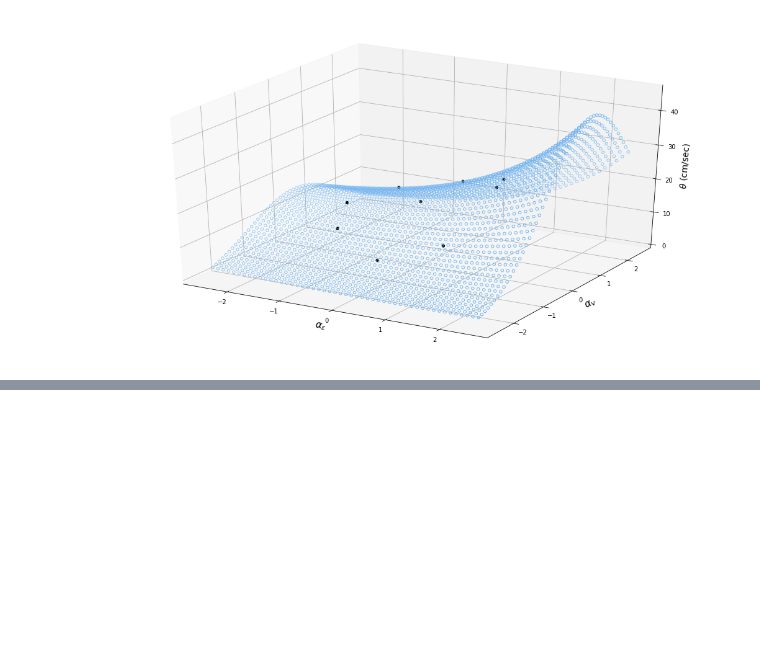
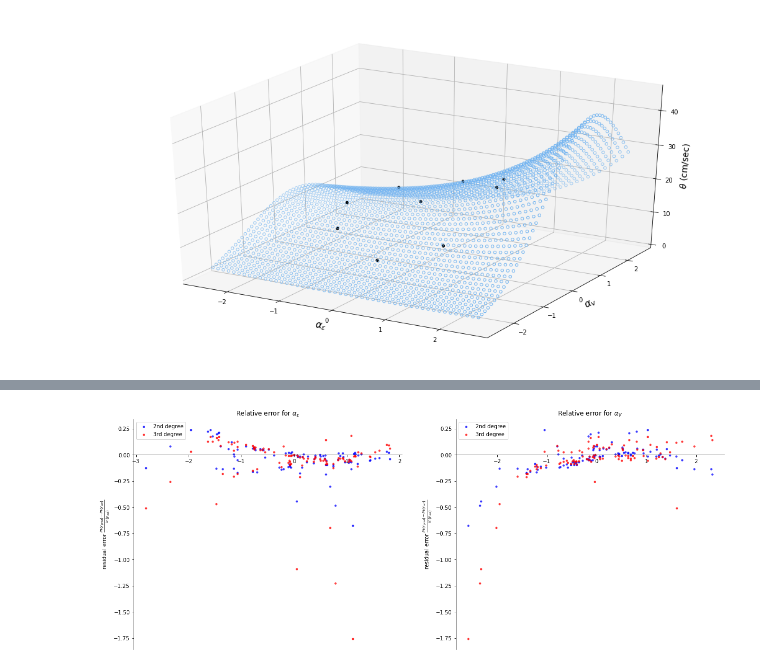
Before and after one commit to mtareqsoliman/msthesis, a Jupyter notebook: 9CCM_10202022.ipynb, the cells around one changed output, grey strips where cells are left out. Saved outputs shown, nothing was run; the diff lists cells and outputs as text; code cells hidden in the pictures; blank space fills up the shorter version.

```diff
--- a/9CCM_10202022.ipynb
+++ b/9CCM_10202022.ipynb
@@ -378,3 +385,99 @@ fig.show()
 # Add dropdown
 # %% [output]
 [interactive output not drawn]
+# %%
+
+
+from sklearn.preprocessing import PolynomialFeatures
+from sklearn.linear_model import LinearRegression
+from sklearn.metrics import mean_squared_error
+import pandas as pd
+import numpy as np
+import matplotlib.pyplot as plt
+from sklearn.metrics import r2_score
+
+
+######## testing phase ################
+'''
+## cleaning data
+
+# Detection
+# IQR
+Q1 = np.percentile(result_100_list[['theta_100']], 16,
+                   interpolation = 'midpoint')
+
+Q3 = np.percentile(result_100_list[['theta_100']], 84,
+                   interpolation = 'midpoint')
+IQR = Q3 - Q1
+
+# Upper bound
+upper = np.where(result_100_list[['theta_100']] >= (Q3+1.5*IQR))[0]
+# Lower bound
+lower = np.where(result_100_list[['theta_100']] <= (Q1-1.5*IQR))[0]
+
+# Removing the Outliers
+result_100_cleaned = pd.DataFrame(result_100_list)
+
+result_100_cleaned[['theta_100']].drop(upper[0], inplace = True)
+result_100_cleaned[['theta_100']].drop(lower[0], inplace = True)
+'''
+## preparing data
+
+fig,ax = plt.subplots(1,2,figsize=(20,8))
+for i,clr,dgr in zip(['2nd degree','3rd degree'],['blue','red'],[2,3]):
+    poly_model = PolynomialFeatures(degree=dgr)
+    poly_x_values = poly_model.fit_transform(x_values)
+    # should be in the form [1, a, b, a^2, ab, b^2]
+    poly_model.fit(poly_x_values, y_values)
+    regression_model = LinearRegression()
+    regression_model.fit(poly_x_values, y_values)
+    y_pred = regression_model.predict(poly_x_values)
+    #p00,p10,p01,p20,p11,p02 = regression_model.coef_.T
+    MSE = mean_squared_error(y_values, y_pred, squared=False)
+
+
+    test_x = np.column_stack(map(list,zip(*NLTHA100_pivot.index.values)))
+    test_y = np.log(theta_100_list)
+    test_poly_x =  poly_model.fit_transform(test_x)
+    test_y_pred = regression_model.predict(test_poly_x)
+    r2 = r2_score(test_y, test_y_pred)
+    test_y_residual = (test_y_pred-test_y)/test_y
+
+    print(r2)
+    ax[0].scatter(test_x[:,0],test_y_residual,color=clr,s=10,label=i,alpha=0.7)
+    ax[0].spines['bottom'].set_position('zero')
+    ax[0].spines['right'].set_color('none')
+    ax[0].spines['top'].set_color('none')
+    ax[0].set_title(r"Relative error for $\alpha_\epsilon$")
+    ax[0].set_ylabel(r"residual error $\frac{ln(y_{pred})-ln(y_{act})}{ln(y_{act})}$")
+    ax[0].legend()
+
+    ax[1].scatter(test_x[:,1],test_y_residual,color=clr,s=10,label=i,alpha=0.7)
+    ax[1].spines['bottom'].set_position('zero')
+    ax[1].spines['right'].set_color('none')
+    ax[1].spines['top'].set_color('none')
+    ax[1].set_title(r"Relative error for $\alpha_V$")
+    ax[1].set_ylabel(r"residual error $\frac{ln(y_{pred})-ln(y_{act})}{ln(y_{act})}$")
+    ax[1].legend()
+
+
+    print('\n')
+'''
+## graphing residual plot
+
+test_y_residual = (test_y_pred-test_y)
+
+
+fig = plt.figure(figsize =(14, 9))
+ax = plt.axes(projection ='3d')
+
+
+ax.set_xlabel(r"$\alpha_\epsilon$",fontsize=16)
+ax.set_ylabel(r"$\alpha_v$",fontsize=16)
+ax.set_zlabel(r"$\theta$ residual (cm/sec)",fontsize=14)
+ax.set_zlim(-1,1)
+
+ax.scatter(x_values[:,0], x_values[:,1], (y_pred-y_values)/y_values,color='black',marker='.',alpha=1,s=70)
+ax.scatter(test_x[:,0], test_x[:,1], test_y_residual/test_y,color='black',marker='.',alpha=0.25,s=70)
+'''
+# %% [output]
@@ -380,0 +493 @@ fig.show()
+[figure, added]
```
Also changed, not shown: parts of 8 cells of this notebook.
